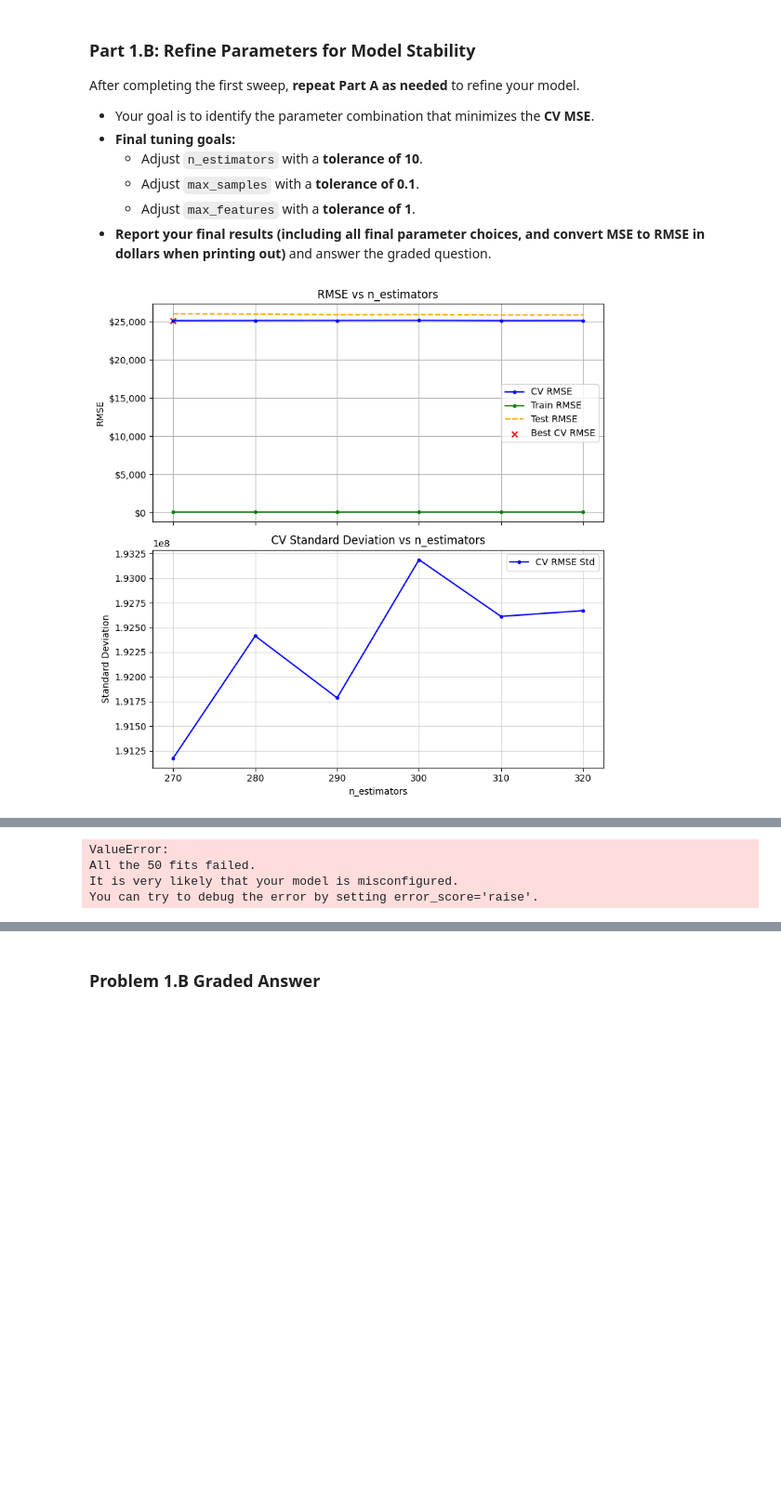
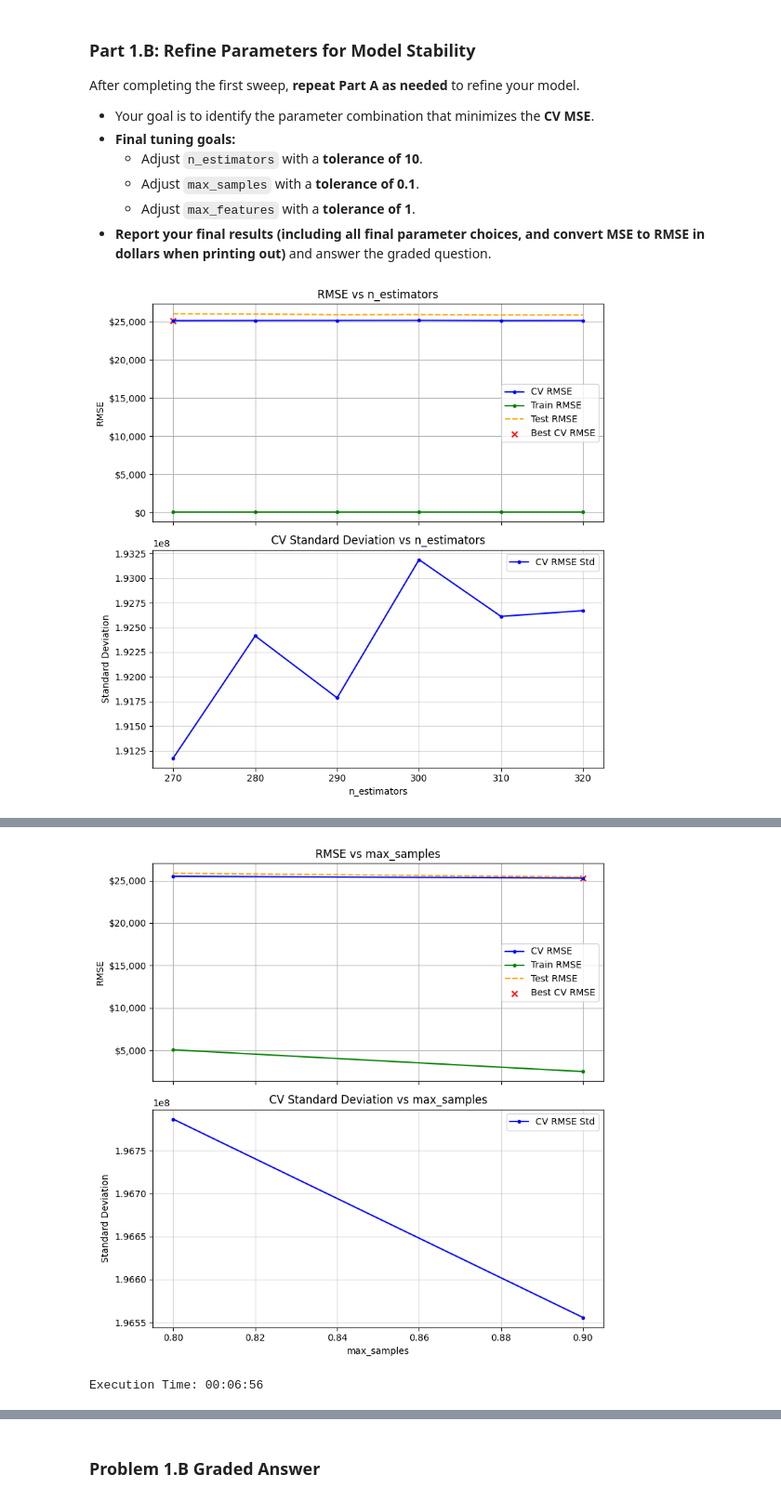
Before and after one commit to LionelCCC/Module-3-Assignments, a Jupyter notebook: Homework_07.ipynb, the cells around one changed output, grey strips where cells are left out. Shown at 93% size. Drawn from its saved outputs; the diff is of its cells as text; code cells hidden in the pictures; blank space fills up the shorter version.

```diff
--- a/Homework_07.ipynb
+++ b/Homework_07.ipynb
@@ -413,7 +430,6 @@ After completing the first sweep, **repeat Part A as needed** to refine your mod
 - **Report your final results (including all final parameter choices, and convert MSE to RMSE in dollars when printing out)** and answer the graded question.
 # %%
 # Your code here -- Add as many code cells as necessary
-
 
 Refined_parameters_BT = Parameters_BT.copy()
 
@@ -432,21 +448,26 @@ Refined_parameters_BT = sweep_parameter(
     verbose=True
 )
 
+# Ensure max_samples values stay strictly within (0.0, 1.0]
 max_samples_range = np.round(np.arange(
     max(0.5, Refined_parameters_BT['max_samples'] - 0.2),
-    min(1.0, Refined_parameters_BT['max_samples'] + 0.2) + 0.1, 0.1), 2)
+    min(1.0, Refined_parameters_BT['max_samples'] + 0.1), 0.1), 2)
+
+# Ensure we don't exceed 1.0 by filtering out invalid values
+max_samples_range = [val for val in max_samples_range if 0.0 < val <= 1.0]
 
 Refined_parameters_BT = sweep_parameter(
     model=BaggingRegressor,
     Parameters=Refined_parameters_BT,
     param='max_samples',
-    parameter_list=list(max_samples_range),
+    parameter_list=max_samples_range,
     X_train=X_train,
     y_train=y_train,
     X_test=X_test,
     y_test=y_test,
     verbose=True
 )
+
 
 # Refine max_features with a tolerance of 1
 max_features_range = list(range(
@@ -474,4 +495,2 @@ Execution Time: 00:27:09
+[figure, added]
-ValueError:
-All the 50 fits failed.
-It is very likely that your model is misconfigured.
-You can try to debug the error by setting error_score='raise'.
+Execution Time: 00:06:56
```
Also changed, not shown: parts of 22 cells of this notebook.
